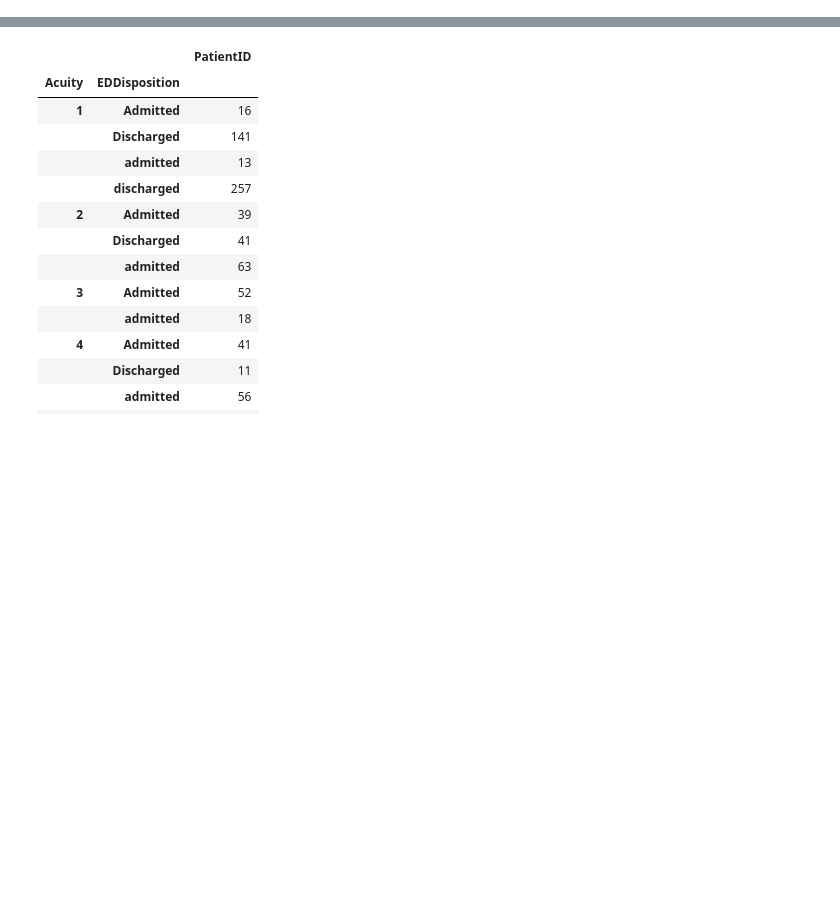
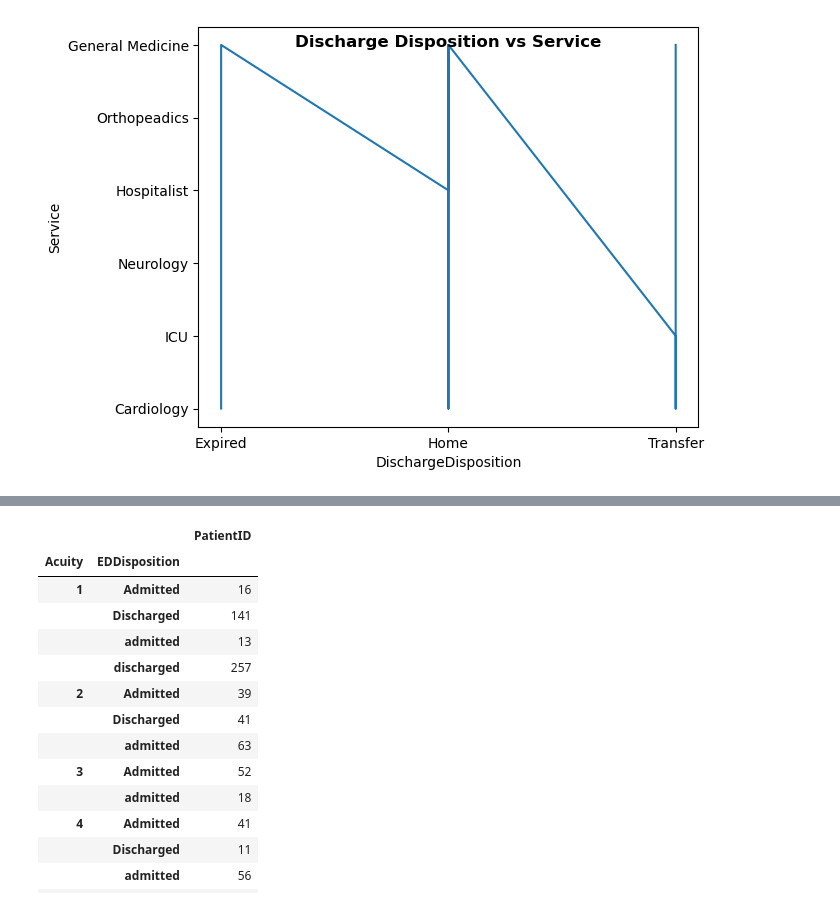
Before and after one commit to fathimadev35/PythonCoders, a Jupyter notebook: PythonCoders-Notebook.ipynb, the cells around one changed output, grey strips where cells are left out. Cells and saved outputs as stored; diff of their text form; code cells hidden in the pictures; blank space fills up the shorter version.

```diff
--- a/PythonCoders-Notebook.ipynb
+++ b/PythonCoders-Notebook.ipynb
@@ -3,0 +71,28 @@ import numpy as np
+# %%
+# Implementation of matplotlib function
+from matplotlib.figure import Figure
+
+# Reading the dataset
+df = pd.read_excel('HospitalDatabase.xlsx', sheet_name=4)
+
+# Creting the object fig
+fig = plt.figure(figsize =(5, 4))
+
+# Creating the new axis
+ax = fig.add_axes([0, 0, 1, 1])
+
+x = list(df['DischargeDisposition'])
+y = list(df['Service'])
+
+ax.plot(x,y)
+
+# Giving Title to graph and setting the labels
+fig.suptitle('Discharge Disposition vs Service',
+            fontweight ="bold")
+plt.xlabel('DischargeDisposition')
+plt.ylabel('Service')
+
+# Displaying the plot
+plt.show()
+# %% [output]
+[figure, added]
```
Also changed, not shown: parts of 27 cells of this notebook.
